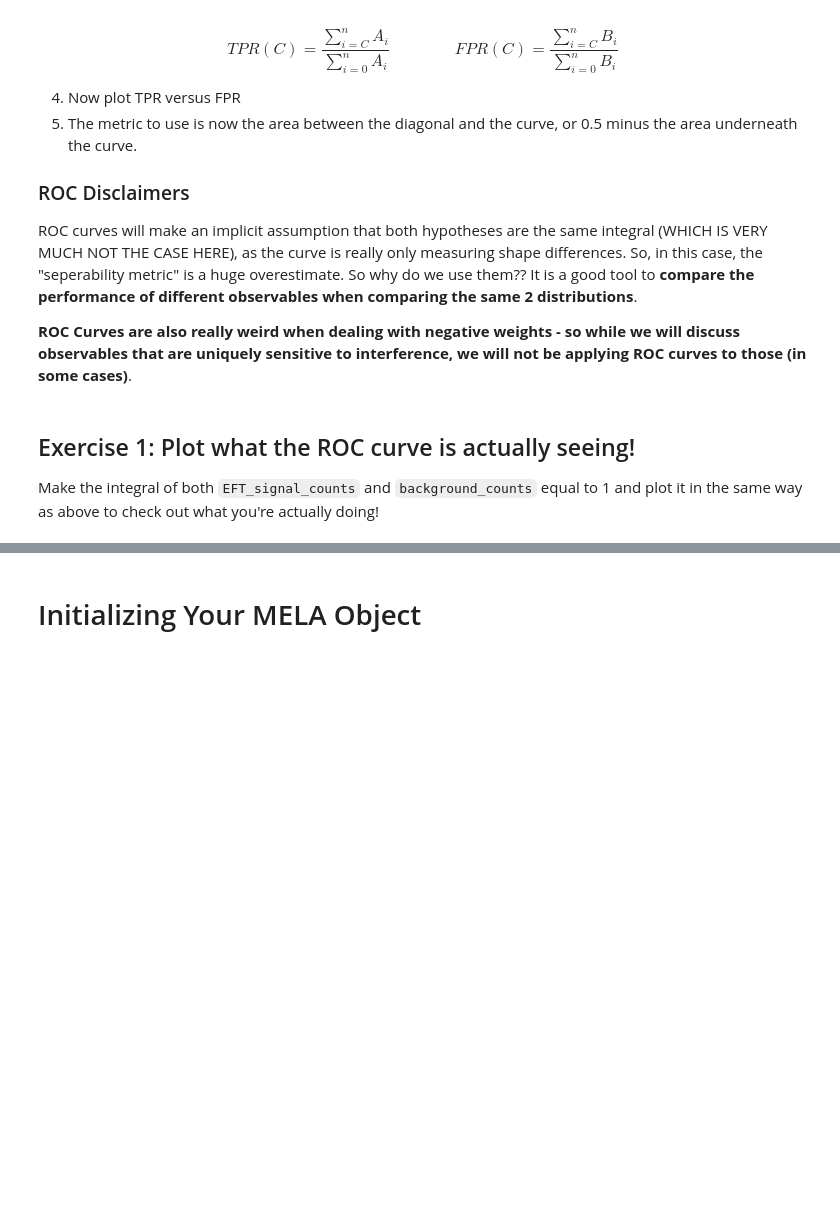
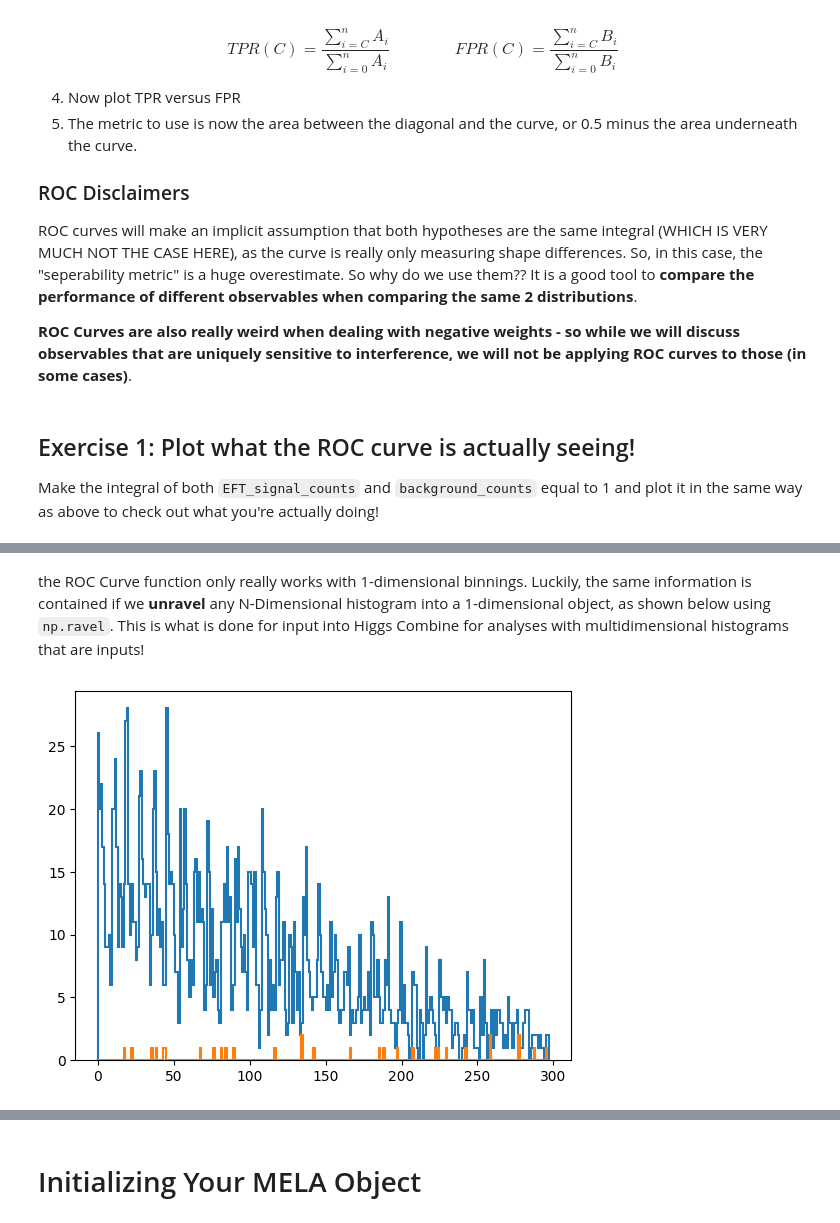
Before and after one commit to FNALLPC/cmseft, a Jupyter notebook: matrix_elements/Optimal_Observables.ipynb, the cells around one changed output, grey strips where cells are left out. Drawn from its saved outputs; the diff is of its cells as text; code cells hidden in the pictures; blank space fills up the shorter version.

```diff
--- a/matrix_elements/Optimal_Observables.ipynb
+++ b/matrix_elements/Optimal_Observables.ipynb
@@ -169,0 +209,6 @@ SCORE: 0.3047923322683706
+# %% [markdown]
+the ROC Curve function only really works with 1-dimensional binnings. Luckily, the same information is contained if we **unravel** any N-Dimensional histogram into a 1-dimensional object, as shown below using `np.ravel`. This is what is done for input into Higgs Combine for analyses with multidimensional histograms that are inputs!
+# %%
+hep.histplot([convoluted_background.ravel(), convoluted_EFT_signal.ravel()]);
+# %% [output]
+[figure, added]
```
Also changed, not shown: parts of 44 cells of this notebook, 2 other files.
